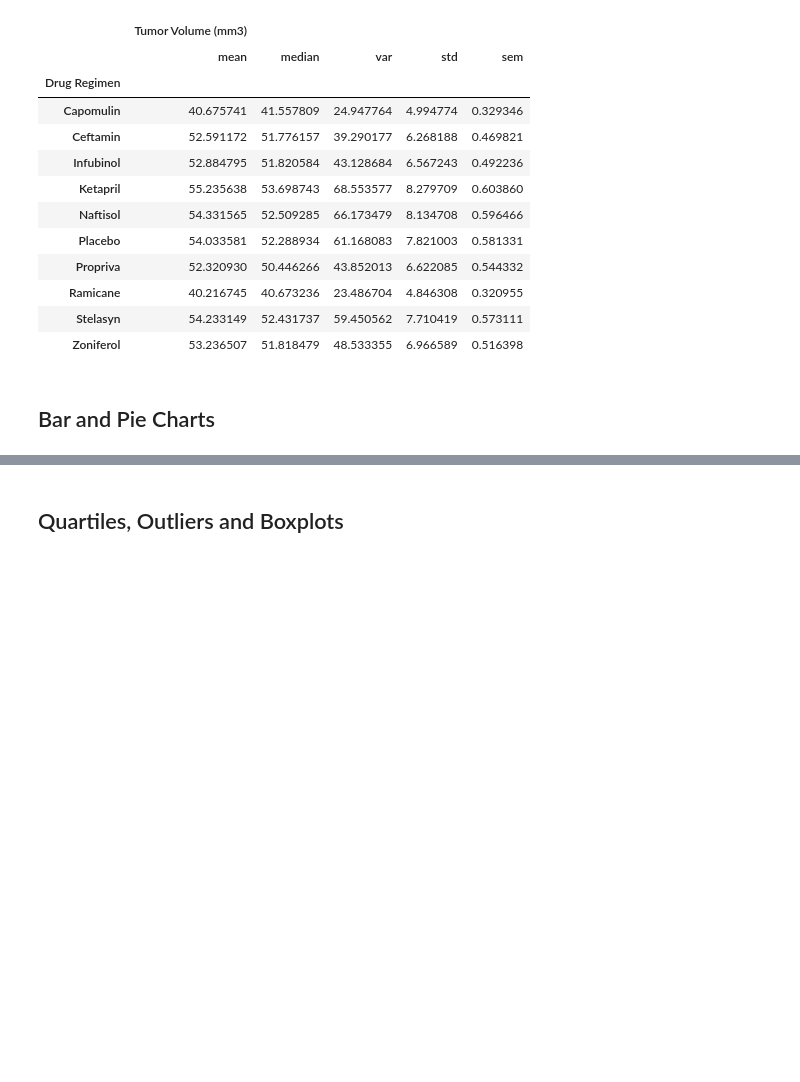
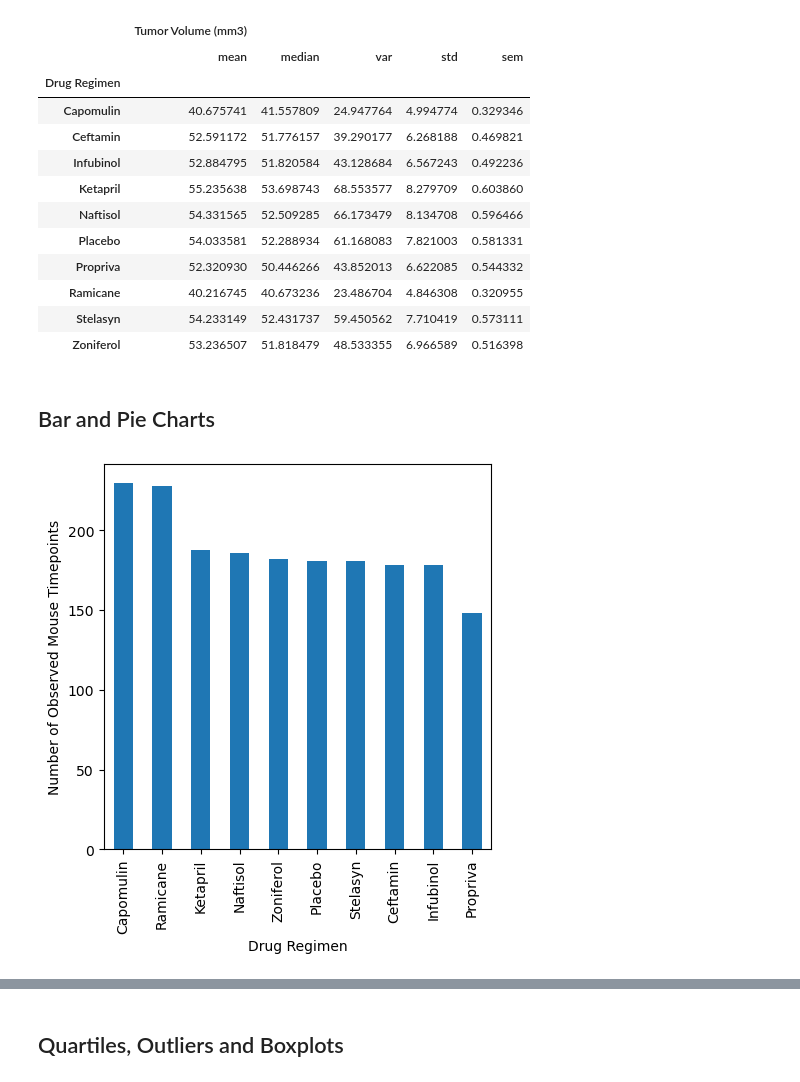
Before and after one commit to rooprg/pymaceuticals_challenge, a Jupyter notebook: pymaceuticals_starter.ipynb, the cells around one changed output, grey strips where cells are left out. Saved outputs shown, nothing was run; the diff lists cells and outputs as text; code cells hidden in the pictures; blank space fills up the shorter version.

```diff
--- a/pymaceuticals_starter.ipynb
+++ b/pymaceuticals_starter.ipynb
@@ -144,4 +144,11 @@ tv_summary_two
 ## Bar and Pie Charts
 # %%
 # Generate a bar plot showing the total number of rows (Mouse ID/Timepoints) for each drug regimen using Pandas.
+times_and_regimen = cleaned_mice_data_df.groupby(["Drug Regimen"])[ "Timepoint"].count()
+sorted_times_and_regimen = times_and_regimen.sort_values(ascending=False)
+sorted_times_and_regimen.plot(kind="bar", figsize=(5,5))
+plt.ylabel("Number of Observed Mouse Timepoints")
+plt.show()
+# %% [output]
+[figure, added]
 # %%
```
Also changed, not shown: parts of 9 cells of this notebook.
